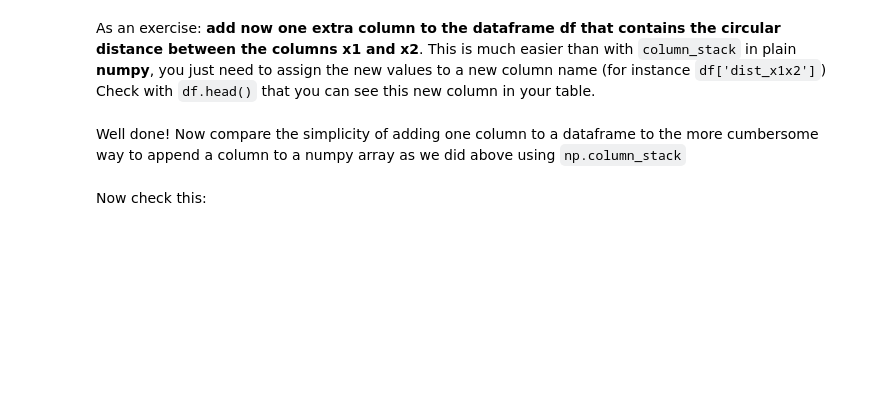
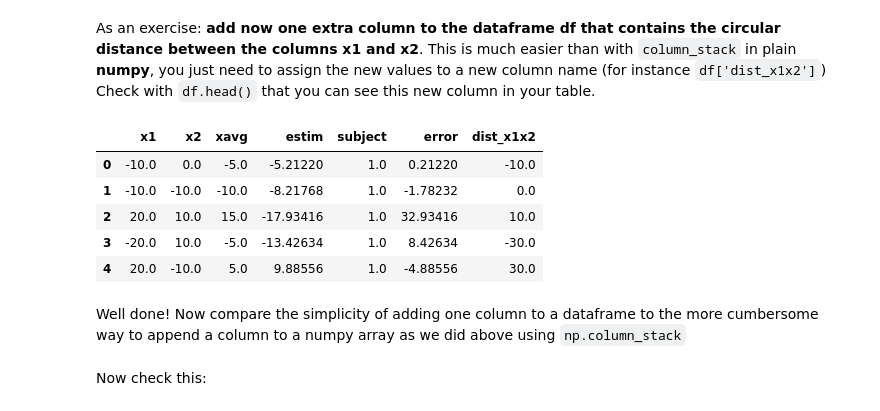
Before and after one commit to tuanaasuokturk/MBC_data_analysis, a Jupyter notebook: A0_PythonBasics/Assignment0.ipynb, the cells around one changed output. Saved outputs shown, nothing was run; the diff lists cells and outputs as text; code cells hidden in the pictures; blank space fills up the shorter version.

```diff
--- a/A0_PythonBasics/Assignment0.ipynb
+++ b/A0_PythonBasics/Assignment0.ipynb
@@ -433,3 +454,13 @@ df.head()
+# %%
+df['dist_x1x2'] = circdist(df['x1'], df['x2'])
+df.head()
+# %% [output]
+|  | x1 | x2 | xavg | estim | subject | error | dist_x1x2 |
+| 0 | -10.0 | 0.0 | -5.0 | -5.21220 | 1.0 | 0.21220 | -10.0 |
+| 1 | -10.0 | -10.0 | -10.0 | -8.21768 | 1.0 | -1.78232 | 0.0 |
+| 2 | 20.0 | 10.0 | 15.0 | -17.93416 | 1.0 | 32.93416 | 10.0 |
+| 3 | -20.0 | 10.0 | -5.0 | -13.42634 | 1.0 | 8.42634 | -30.0 |
+| 4 | 20.0 | -10.0 | 5.0 | 9.88556 | 1.0 | -4.88556 | 30.0 |
 # %% [markdown]
 Well done! Now compare the simplicity of adding one column to a dataframe to the more cumbersome way to append a column to a numpy array as we did above using `np.column_stack`
 # %% [markdown]
```
Also changed, not shown: parts of 16 cells of this notebook.
